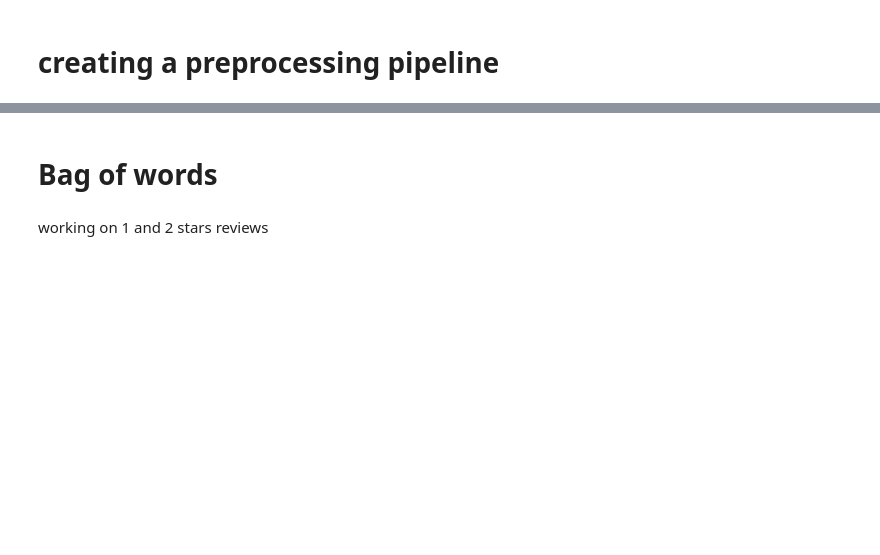
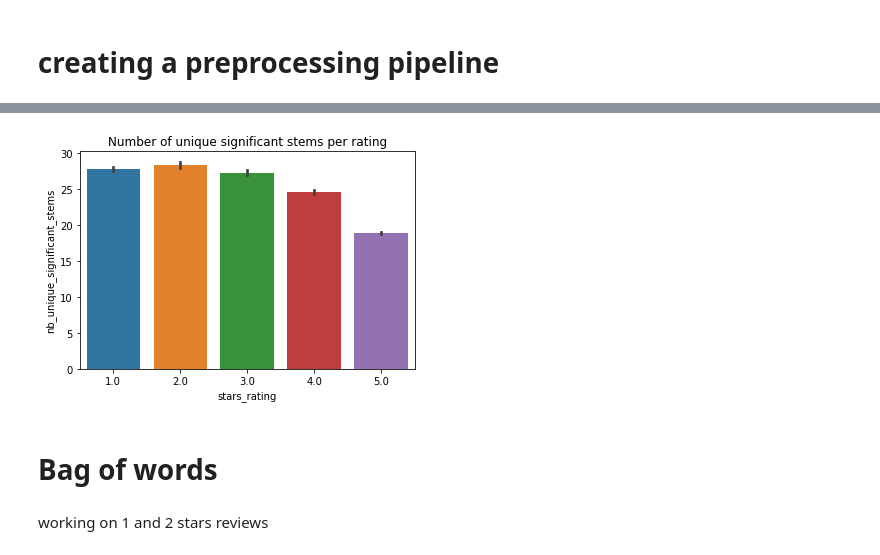
Before and after one commit to yhereng/OpenClassrooms, a Jupyter notebook: OC-P6-NLP and Computer Vision/Project 6 - NLP.ipynb, the cells around one changed output, grey strips where cells are left out. Drawn from its saved outputs; the diff is of its cells as text; code cells hidden in the pictures; blank space fills up the shorter version.

```diff
--- a/OC-P6-NLP and Computer Vision/Project 6 - NLP.ipynb
+++ b/OC-P6-NLP and Computer Vision/Project 6 - NLP.ipynb
@@ -250,3 +248,9 @@ df_text = pd.read_pickle('data/df_text_preprocessed')
+# %%
+sns.barplot(x=df_text['stars_rating'],y=df_text['nb_unique_significant_stems'])
+plt.title('Number of unique significant stems per rating')
+plt.show()
+# %% [output]
+[figure, added]
 # %% [markdown]
 # Bag of words
 # %% [markdown]
```
Also changed, not shown: parts of 63 cells of this notebook, 14 other files.
